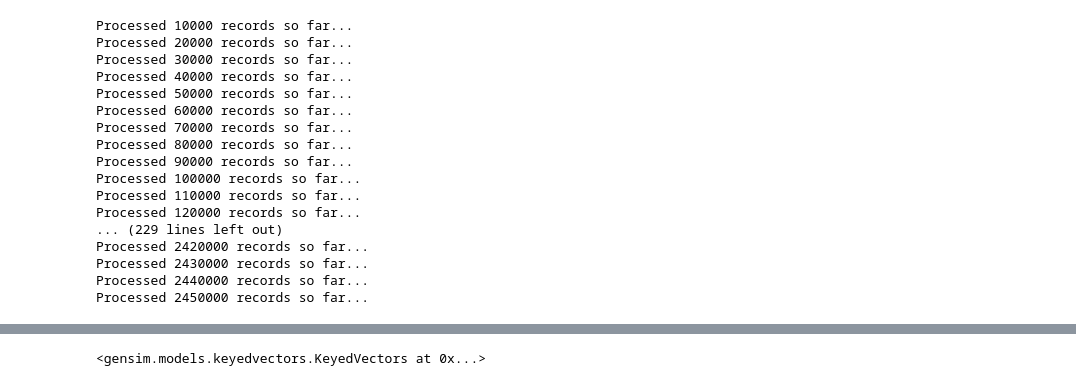
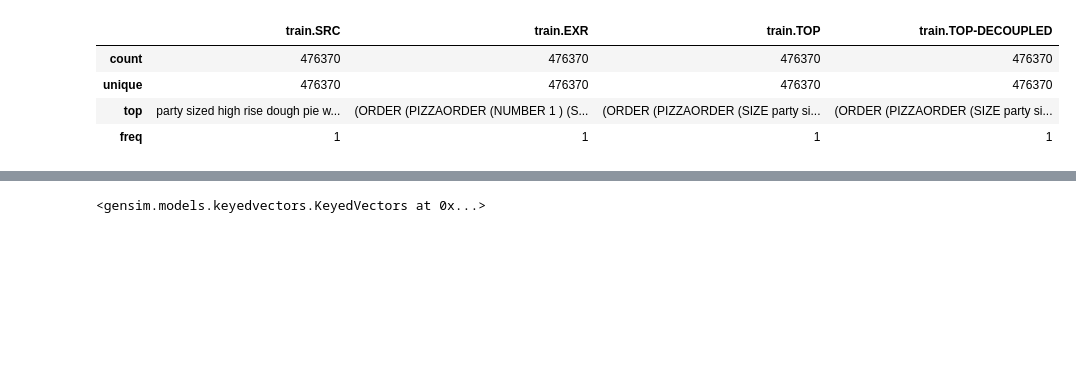
Before and after one commit to IbraheimTarek/NER-Project, a Jupyter notebook: notebooks/Bilstm_model.ipynb, the cells around one changed output, grey strips where cells are left out. Drawn from its saved outputs; the diff is of its cells as text; code cells hidden in the pictures; blank space fills up the shorter version.

Commit message:
bilstm + vocabulary embedding

```diff
--- a/notebooks/Bilstm_model.ipynb
+++ b/notebooks/Bilstm_model.ipynb
@@ -44,54 +44,3 @@ class BiLSTMModel(nn.Module):
 
         output = self.fc_out(output)  # (batch_size, seq_len, output_dim)
         return F.log_softmax(output, dim=-1)
-# %%
-import sys
-import pandas as pd
-import json
-sys.path.append("..")
-from utils.data_preprocessing import preprocess_text
-from utils.feature_extraction import bag_of_words, tfidf_features, extract_embeddings
-
-train_path = '../dataset/PIZZA_train.json'
-test_path = '../dataset/PIZZA_dev.json'
-def read_data(file_path):
-    data = []
-    with open(file_path, 'r') as f:
-        for i, line in enumerate(f):
-            try:
-                record = json.loads(line.strip())
-                data.append(record)
-
-                # Process in chunks of 10,000 records
-                if i > 0 and i % 10000 == 0:
-                    print(f"Processed {i} records so far...")
-            except json.JSONDecodeError:
-                continue
-    return data
-
-# Convert remaining data to DataFrame
-data = read_data(train_path)
-if data:
-    df = pd.DataFrame(data)
-
-data = read_data(test_path)
-if data:
-    dev = pd.DataFrame(data)
-# %% [output]
-Processed 10000 records so far...
-Processed 20000 records so far...
-Processed 30000 records so far...
-Processed 40000 records so far...
-Processed 50000 records so far...
-Processed 60000 records so far...
-Processed 70000 records so far...
-Processed 80000 records so far...
-Processed 90000 records so far...
-Processed 100000 records so far...
-Processed 110000 records so far...
-Processed 120000 records so far...
-... (229 lines left out)
-Processed 2420000 records so far...
-Processed 2430000 records so far...
-Processed 2440000 records so far...
-Processed 2450000 records so far...
@@ -97,0 +53,18 @@ Processed 2450000 records so far...
+# %%
+# Get counts of each unique value in 'train.EXR'
+value_counts = df['train.EXR'].value_counts()
+
+# Filter for unique values (occurrence count == 1)
+unique_values = value_counts[value_counts == 1].index
+
+# Subset the DataFrame for rows with unique values
+unique_related_dataset = df[df['train.EXR'].isin(unique_values)].reset_index(drop=True)
+
+# Describe the resulting dataset
+unique_related_dataset.describe()
+# %% [output]
+|  | train.SRC | train.EXR | train.TOP | train.TOP-DECOUPLED |
+| count | 476370 | 476370 | 476370 | 476370 |
+| unique | 476370 | 476370 | 476370 | 476370 |
+| top | party sized high rise dough pie w... | (ORDER (PIZZAORDER (NUMBER 1 ) (S... | (ORDER (PIZZAORDER (SIZE party si... | (ORDER (PIZZAORDER (SIZE party si... |
+| freq | 1 | 1 | 1 | 1 |
```
Also changed, not shown: parts of 18 cells of this notebook, 2 other files.
